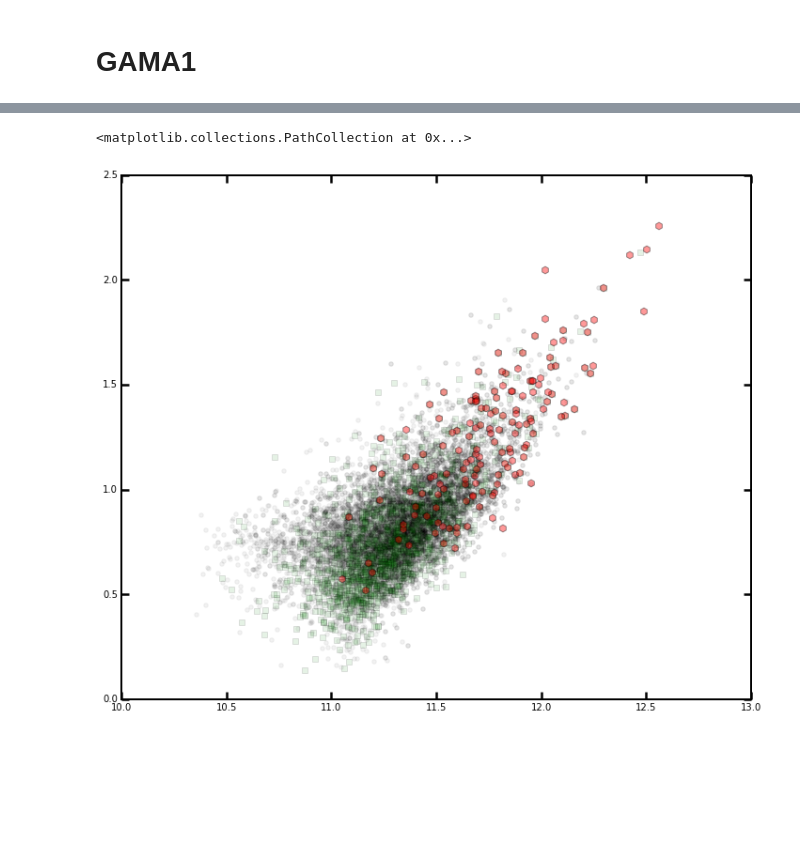
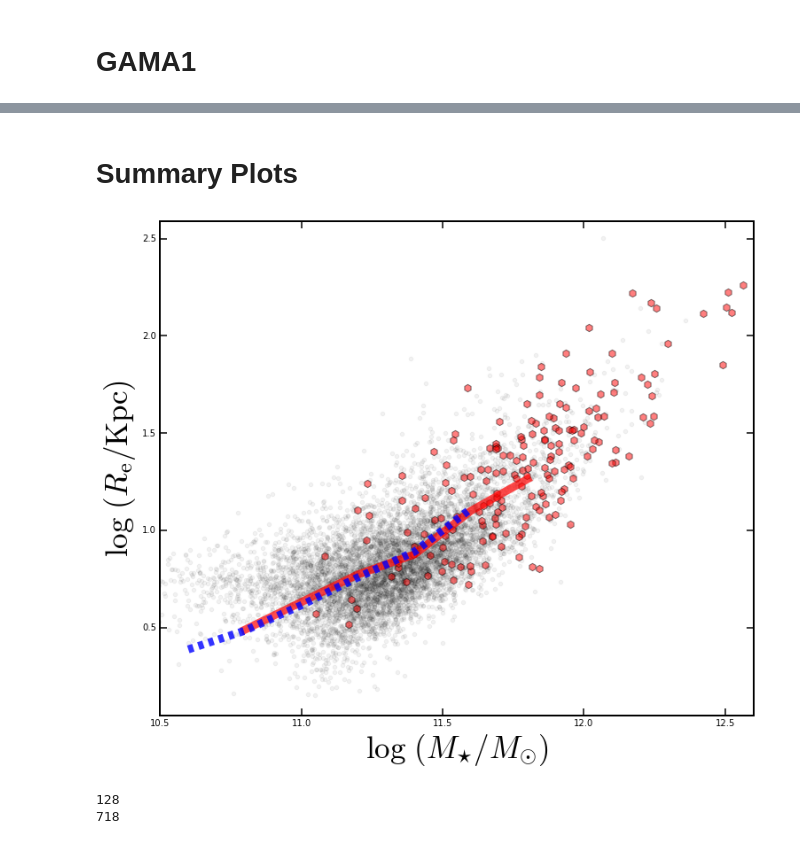
Before and after one commit to dr-guangtou/hsc_redbcg, a Jupyter notebook: note/massiveGalfit_160107.ipynb, the cells around one changed output, grey strips where cells are left out. Saved outputs shown, nothing was run; the diff lists cells and outputs as text; code cells hidden in the pictures; blank space fills up the shorter version.

```diff
--- a/note/massiveGalfit_160107.ipynb
+++ b/note/massiveGalfit_160107.ipynb
@@ -1228,5 +1280,5 @@ plt.scatter(logm2Gama1, logr2Gama1, c='r', alpha=0.55)
 # %%
-logmGama2, logrGama2 = [], []
+logmGama2, logrGama2, nserGama2 = [], [], []
 logm1Gama2, logr1Gama2, logm2Gama2, logr2Gama2 = [], [], [], []
 
 sample = 'gama'
@@ -1261,12 +1313,13 @@ for gal in gama2Tab:
             # log(M)
             logm1 = getLuminosity(ser1comp.mag, gal[zStr],
                                   extinction=gal[extStr], amag_sun=amag_sun_des_i) + logm2l
-            if (ser1comp.good and ser1comp.n > 0.5 and ser1comp.n < 8.0 and
-                ser1comp.ar >= 0.3 and obj1Ser.reduced_chisq < 4.0 and
-                logr1 <= 2.5):
+            if (ser1comp.good and ser1comp.n > 0.5 and ser1comp.n < 10.0 and
+                ser1comp.ar >= 0.3 and obj1Ser.reduced_chisq < 5.0 and
+                logr1 <= 2.6):
 
                 logmGama2.append(logm1)
                 logrGama2.append(logr1)
+                nserGama2.append(ser1comp.n)
     else:
         aic1, bic1, hq1 = None, None, None
         #print("## Can not find 1 Sersic model for %s" % ser1File)
@@ -1325,8 +1378,4 @@ for gal in gama2Tab:
 
 print(len(logmGama2))
 print(len(logm1Gama2))
-
-plt.scatter(logmGama2, logrGama2, c='k', alpha=0.25)
-plt.scatter(logm1Gama2, logr1Gama2, c='b', alpha=0.45)
-plt.scatter(logm2Gama2, logr2Gama2, c='r', alpha=0.55)
 # %% [output]
@@ -1337,5 +1400,5 @@ plt.scatter(logm2Gama2, logr2Gama2, c='r', alpha=0.55)
 # %%
-logmGama3, logrGama3 = [], []
+logmGama3, logrGama3, nserGama3 = [], [], []
 logm1Gama3, logr1Gama3, logm2Gama3, logr2Gama3 = [], [], [], []
 
 sample = 'gama'
@@ -1370,12 +1433,13 @@ for gal in gama3Tab:
             # log(M)
             logm1 = getLuminosity(ser1comp.mag, gal[zStr],
                                   extinction=gal[extStr], amag_sun=amag_sun_des_i) + logm2l
-            if (ser1comp.good and ser1comp.n > 0.5 and ser1comp.n < 8.0 and
-                ser1comp.ar >= 0.3 and obj1Ser.reduced_chisq < 4.0 and
-                logr1 <= 2.5):
+            if (ser1comp.good and ser1comp.n > 0.5 and ser1comp.n < 10.0 and
+                ser1comp.ar >= 0.3 and obj1Ser.reduced_chisq < 5.0 and
+                logr1 <= 2.6):
 
                 logmGama3.append(logm1)
                 logrGama3.append(logr1)
+                nserGama3.append(ser1comp.n)
     else:
         aic1, bic1, hq1 = None, None, None
         #print("## Can not find 1 Sersic model for %s" % ser1File)
@@ -1434,8 +1498,4 @@ for gal in gama3Tab:
 
 print(len(logmGama3))
 print(len(logm1Gama3))
-
-plt.scatter(logmGama3, logrGama3, c='k', alpha=0.25)
-plt.scatter(logm1Gama3, logr1Gama3, c='b', alpha=0.45)
-plt.scatter(logm2Gama3, logr2Gama3, c='r', alpha=0.55)
 # %% [output]
@@ -1446,13 +1518,23 @@ plt.scatter(logm2Gama3, logr2Gama3, c='r', alpha=0.55)
+# %% [markdown]
+# Summary Plots
 # %%
+plt.xlim(10.5, 12.6)
+plt.ylim(0.05, 2.59)
+
+plt.xlabel('$\log\ (M_{\star}/M_{\odot})$', fontsize=35)
+plt.ylabel('$\log\ (R_{\mathrm{e}}/\mathrm{Kpc})$', fontsize=35)
+
 plt.scatter(logmGama1, logrGama1, c='k', alpha=0.05)
-
 plt.scatter(logmGama2, logrGama2, c='k', alpha=0.05)
-
 plt.scatter(logmGama3, logrGama3, c='k', alpha=0.05)
 
-plt.scatter(logmMem, logrMem, c='g', alpha=0.1, s=30, marker='s')
+plt.plot(mc, rc, linestyle='-', linewidth=9.0, c='r', alpha=0.7)
+plt.plot(ms, rs, linestyle='--', linewidth=9.0, c='b', alpha=0.8)
 
-plt.scatter(logmBcg, logrBcg, c='r', alpha=0.4, s=60, marker='h')
+#plt.scatter(logmMem, logrMem, c='g', alpha=0.1, s=30, marker='s')
+
+plt.scatter(logmBcg, logrBcg, c='r', alpha=0.5, s=70, marker='h')
+
+plt.show()
 # %% [output]
-<matplotlib.collections.PathCollection at 0x...>
-[figure, old version]
+[figure, new version]
@@ -1458,0 +1565,6 @@ plt.scatter(logmBcg, logrBcg, c='r', alpha=0.4, s=60, marker='h')
+# %%
+print(len(logmBcgM))
+print(len(logmGamaM))
+# %% [output]
+128
+718
```
Also changed, not shown: parts of 35 cells of this notebook, 6 other files.
